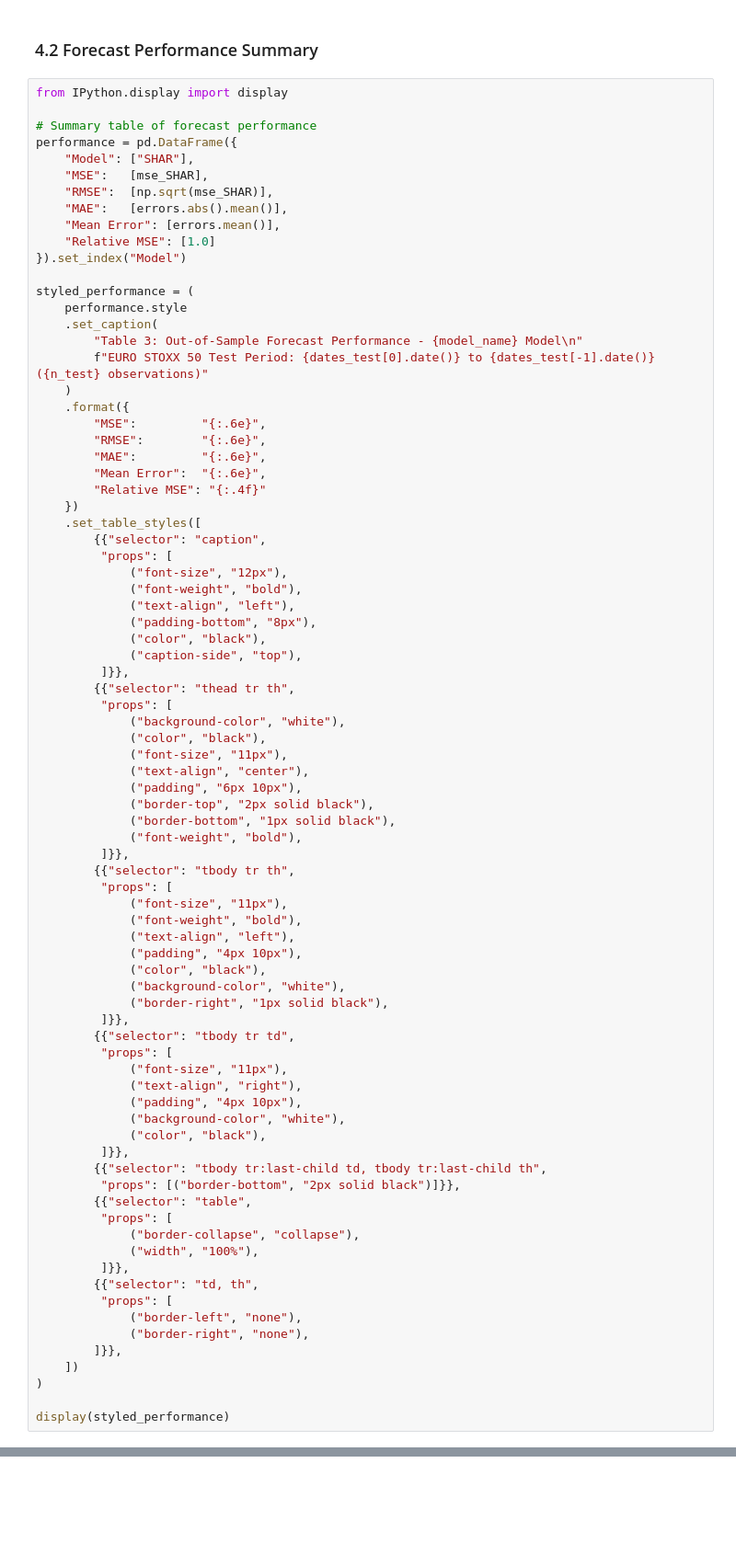
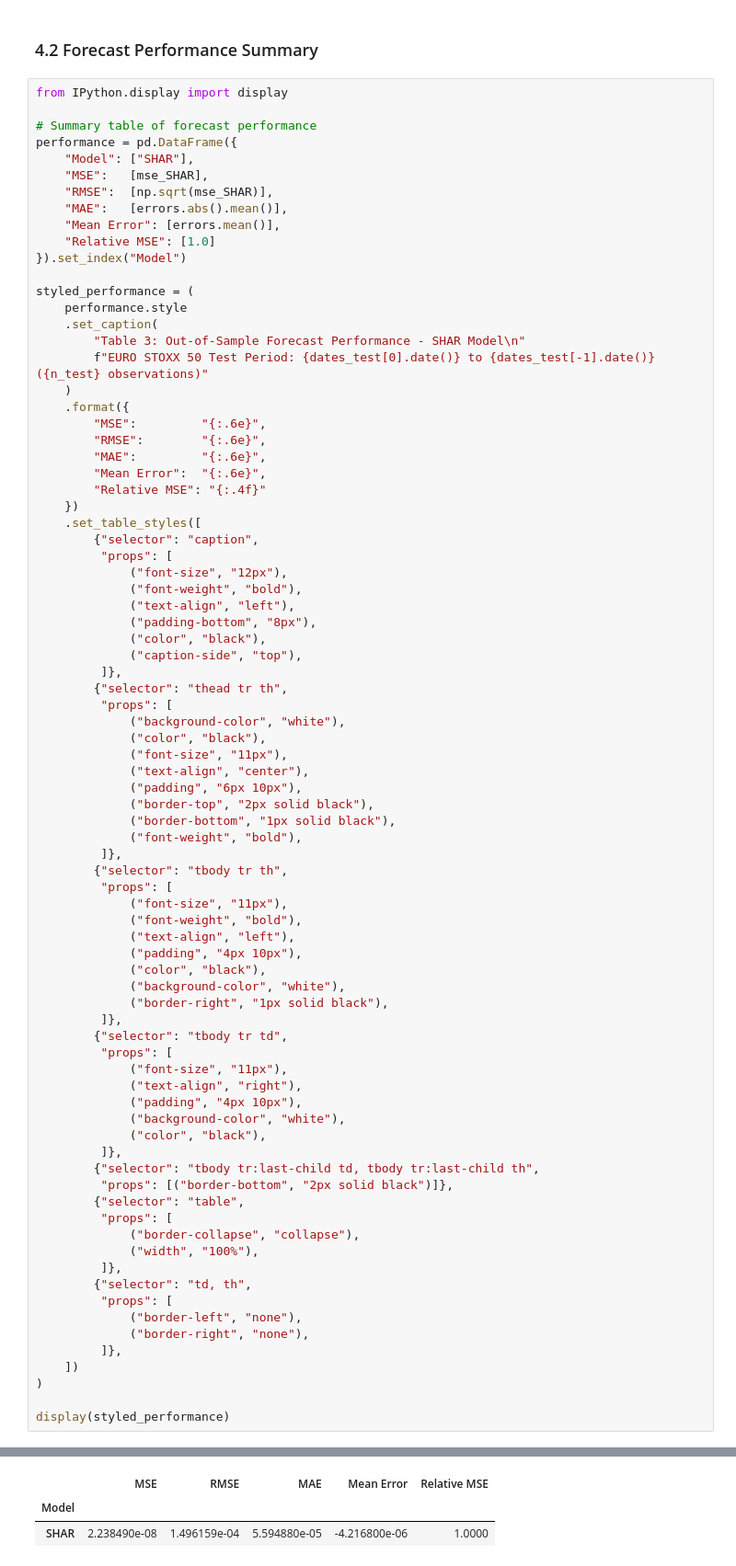
Before and after one commit to tobiasctpersson/MSc-Thesis, a Jupyter notebook: Python Code/Models for MHAR Feature Set/Benchmark Models/SHAR_MHAR.ipynb, the cells around one changed output, grey strips where cells are left out. Shown at 92% size. Saved outputs shown, nothing was run; the diff lists cells and outputs as text; blank space fills up the shorter version.

```diff
--- a/Python Code/Models for MHAR Feature Set/Benchmark Models/SHAR_MHAR.ipynb
+++ b/Python Code/Models for MHAR Feature Set/Benchmark Models/SHAR_MHAR.ipynb
@@ -177,7 +238,7 @@ performance = pd.DataFrame({
 styled_performance = (
     performance.style
     .set_caption(
-        "Table 3: Out-of-Sample Forecast Performance - {model_name} Model\n"
+        "Table 3: Out-of-Sample Forecast Performance - SHAR Model\n"
         f"EURO STOXX 50 Test Period: {dates_test[0].date()} to {dates_test[-1].date()} ({n_test} observations)"
     )
     .format({
@@ -188,7 +249,7 @@ styled_performance = (
         "Relative MSE": "{:.4f}"
     })
     .set_table_styles([
-        {{"selector": "caption",
+        {"selector": "caption",
          "props": [
              ("font-size", "12px"),
              ("font-weight", "bold"),
@@ -196,8 +257,8 @@ styled_performance = (
              ("padding-bottom", "8px"),
              ("color", "black"),
              ("caption-side", "top"),
-         ]}},
-        {{"selector": "thead tr th",
+         ]},
+        {"selector": "thead tr th",
          "props": [
              ("background-color", "white"),
              ("color", "black"),
@@ -207,8 +268,8 @@ styled_performance = (
              ("border-top", "2px solid black"),
              ("border-bottom", "1px solid black"),
              ("font-weight", "bold"),
-         ]}},
-        {{"selector": "tbody tr th",
+         ]},
+        {"selector": "tbody tr th",
          "props": [
              ("font-size", "11px"),
              ("font-weight", "bold"),
@@ -217,28 +278,29 @@ styled_performance = (
              ("color", "black"),
              ("background-color", "white"),
              ("border-right", "1px solid black"),
-         ]}},
-        {{"selector": "tbody tr td",
+         ]},
+        {"selector": "tbody tr td",
          "props": [
              ("font-size", "11px"),
              ("text-align", "right"),
              ("padding", "4px 10px"),
              ("background-color", "white"),
              ("color", "black"),
-         ]}},
-        {{"selector": "tbody tr:last-child td, tbody tr:last-child th",
-         "props": [("border-bottom", "2px solid black")]}},
-        {{"selector": "table",
+         ]},
+        {"selector": "tbody tr:last-child td, tbody tr:last-child th",
+         "props": [("border-bottom", "2px solid black")]},
+        {"selector": "table",
          "props": [
              ("border-collapse", "collapse"),
              ("width", "100%"),
-         ]}},
-        {{"selector": "td, th",
+         ]},
+        {"selector": "td, th",
          "props": [
              ("border-left", "none"),
              ("border-right", "none"),
-        ]}},
+         ]},
     ])
 )
 
 display(styled_performance)
+# %% [output]
@@ -244,0 +308,3 @@ display(styled_performance)
+|  | MSE | RMSE | MAE | Mean Error | Relative MSE |
+| Model |  |  |  |  |  |
+| SHAR | 2.238490e-08 | 1.496159e-04 | 5.594880e-05 | -4.216800e-06 | 1.0000 |
```
Also changed, not shown: parts of 8 cells of this notebook, 1 other file.
